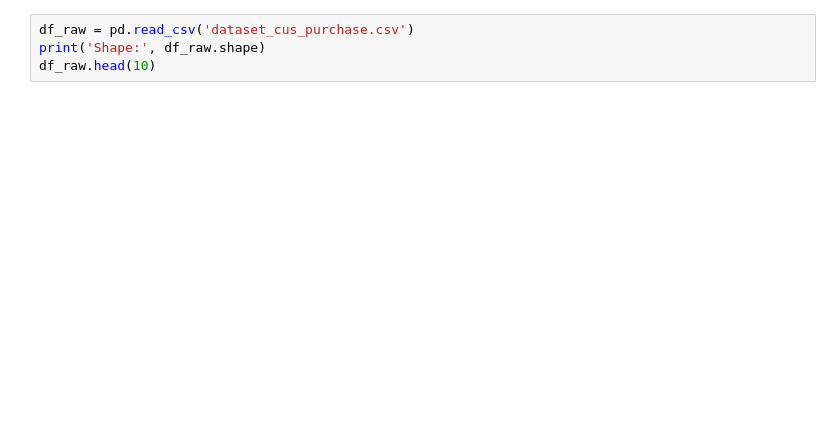
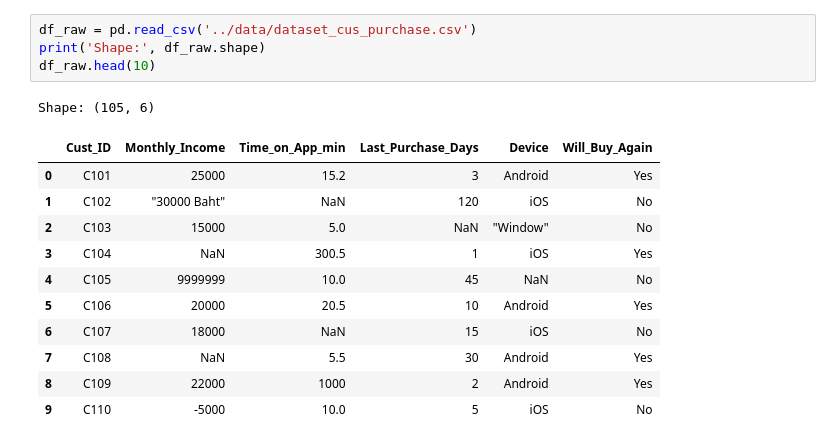
Before and after one commit to baimhons/project-is, a Jupyter notebook: notebooks/model_2_neural_net.ipynb, the cells around one changed output. Drawn from its saved outputs; the diff is of its cells as text; blank space fills up the shorter version.

```diff
--- a/notebooks/model_2_neural_net.ipynb
+++ b/notebooks/model_2_neural_net.ipynb
@@ -25,7 +26,20 @@ ModuleNotFoundError: No module named 'tensorflow.python'
 # %%
-df_raw = pd.read_csv('dataset_cus_purchase.csv')
+df_raw = pd.read_csv('../data/dataset_cus_purchase.csv')
 print('Shape:', df_raw.shape)
 df_raw.head(10)
+# %% [output]
+Shape: (105, 6)
+|  | Cust_ID | Monthly_Income | Time_on_App_min | Last_Purchase_Days | Device | Will_Buy_Again |
+| 0 | C101 | 25000 | 15.2 | 3 | Android | Yes |
+| 1 | C102 | "30000 Baht" | NaN | 120 | iOS | No |
+| 2 | C103 | 15000 | 5.0 | NaN | "Window" | No |
+| 3 | C104 | NaN | 300.5 | 1 | iOS | Yes |
+| 4 | C105 | 9999999 | 10.0 | 45 | NaN | No |
+| 5 | C106 | 20000 | 20.5 | 10 | Android | Yes |
+| 6 | C107 | 18000 | NaN | 15 | iOS | No |
+| 7 | C108 | NaN | 5.5 | 30 | Android | Yes |
+| 8 | C109 | 22000 | 1000 | 2 | Android | Yes |
+| 9 | C110 | -5000 | 10.0 | 5 | iOS | No |
 # %%
 print('=== Data Types ===')
 print(df_raw.dtypes)
```
Also changed, not shown: parts of 15 cells of this notebook, 1 other file.
